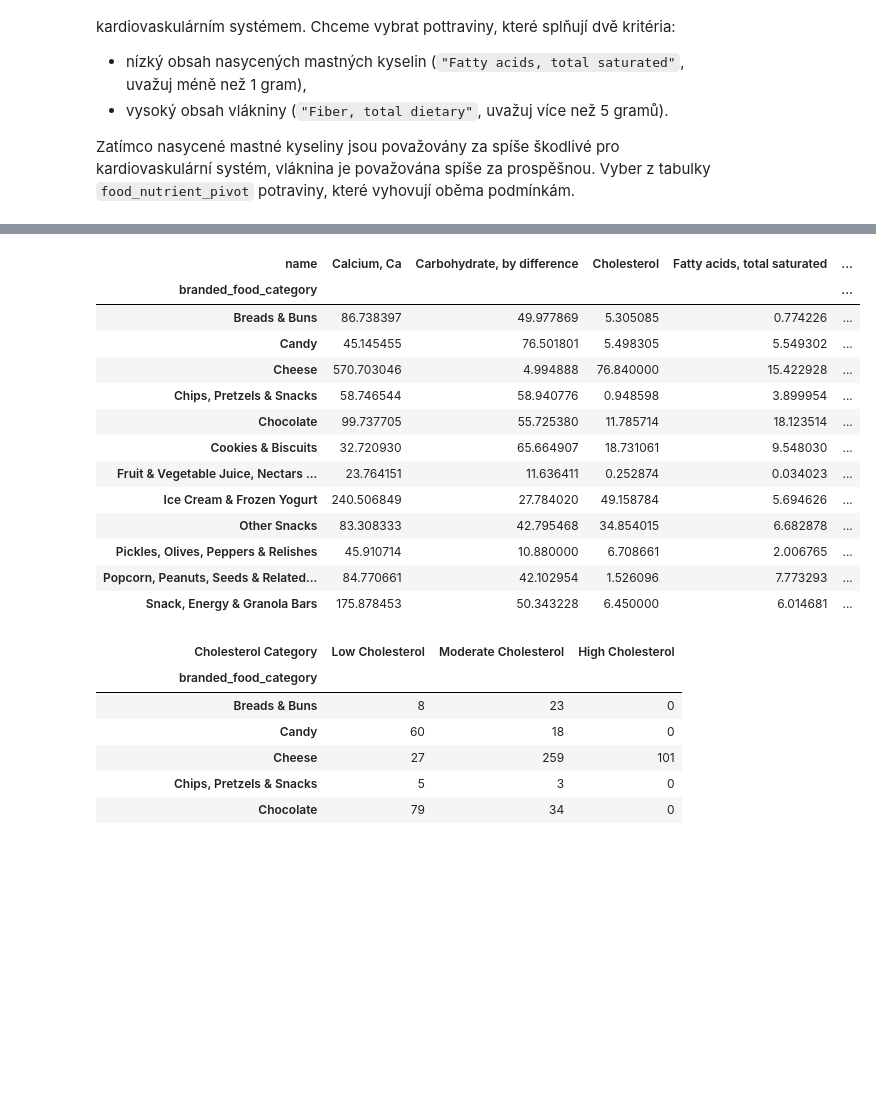
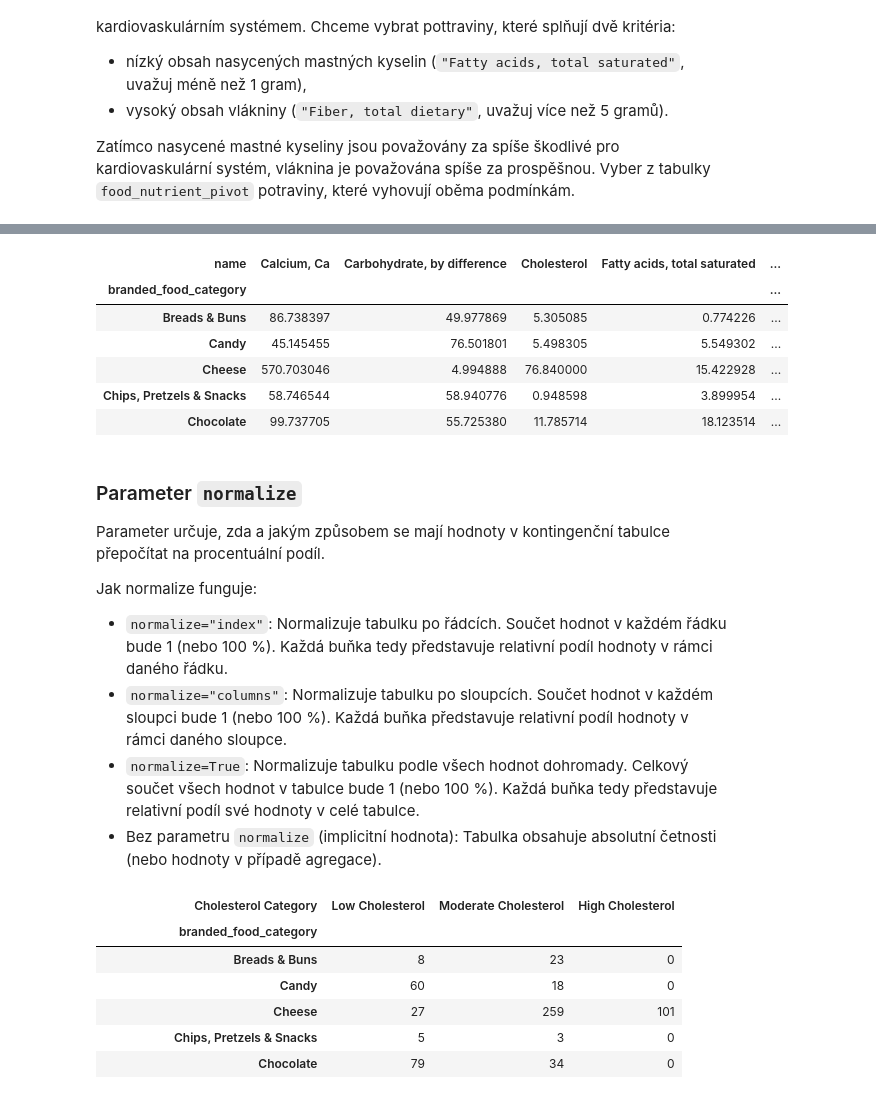
Before and after one commit to AnetaPopelova/czechitas-python-pro-datovou-analyzu-2024-09, a Jupyter notebook: notebooks/lekce-05/pivot.ipynb, the cells around one changed output, grey strips where cells are left out. Cells and saved outputs as stored; diff of their text form; code cells hidden in the pictures; blank space fills up the shorter version.

```diff
--- a/notebooks/lekce-05/pivot.ipynb
+++ b/notebooks/lekce-05/pivot.ipynb
@@ -8,21 +16,14 @@ import numpy as np
 import pandas as pd
 import seaborn as sns
 # %%
-# Z minule lekce
-url_food_sample_100 = "https://kodim.cz/cms/assets/czechitas/python-data-1/python-pro-data-1/nacteni-dat/nacteni-dat/food_sample_100.csv"
-url_food_other = "https://kodim.cz/cms/assets/czechitas/python-data-1/python-pro-data-1/spojovani/pokrocile-upravy/food_other.csv"
-url_food_nutrient = "https://kodim.cz/cms/assets/czechitas/python-data-1/python-pro-data-1/podmineny-vyber/podmineny-vyber/food_nutrient.csv"
-url_branded_food = "https://kodim.cz/cms/assets/czechitas/python-data-1/python-pro-data-1/spojovani/excs/znacky/branded_food.csv"
-
-food_sample_100 = pd.read_csv(url_food_sample_100)
-food_other = pd.read_csv(url_food_other)
-food_nutrient = pd.read_csv(url_food_nutrient)
-branded_food = pd.read_csv(url_branded_food)
+food_sample_100 = pd.read_csv("https://kodim.cz/cms/assets/czechitas/python-data-1/python-pro-data-1/nacteni-dat/nacteni-dat/food_sample_100.csv")
+food_other = pd.read_csv("https://kodim.cz/cms/assets/czechitas/python-data-1/python-pro-data-1/spojovani/pokrocile-upravy/food_other.csv")
+food_nutrient = pd.read_csv("https://kodim.cz/cms/assets/czechitas/python-data-1/python-pro-data-1/podmineny-vyber/podmineny-vyber/food_nutrient.csv")
+branded_food = pd.read_csv("https://kodim.cz/cms/assets/czechitas/python-data-1/python-pro-data-1/spojovani/excs/znacky/branded_food.csv")
 
 food = pd.concat([food_sample_100, food_other])
 food_brands = pd.merge(food, branded_food, on="fdc_id")
 
-# Definuje seznam klíčových živin, které chceme sledovat
 top_nutrient_list = [
     "Protein",
     "Sodium, Na",
@@ -36,7 +37,6 @@ top_nutrient_list = [
     "Iron, Fe",
 ]
 
-# Definuje seznam oblíbených kategorií potravin
 top_cat_list = [
     "Candy",
     "Popcorn, Peanuts, Seeds & Related Snacks",
@@ -54,5 +54,8 @@ top_cat_list = [
 food_merged = pd.merge(food, food_nutrient, on="fdc_id")
 food_merged = pd.merge(food_merged, branded_food, on="fdc_id")
 food_merged = food_merged[food_merged["name"].isin(top_nutrient_list)]
-food_merged = food_merged[food_merged["branded_food_category"].isin(
-    top_cat_list)]
+food_merged = food_merged[food_merged["branded_food_category"].isin(top_cat_list)]
+
+# Při přeskupování dat v tabulce se kombinace sloupců `index` a `columns` nesmí opakovat.
+# Duplikáty lze odstranit metodou `drop_duplicates()` s parametrem `subset` pro specifikaci sloupců.
+food_nutrient = food_nutrient.drop_duplicates(subset=["fdc_id", "name"])
@@ -227,30 +179,29 @@ pivot_table
 # %%
-# Vytvoří křížovou tabulku (crosstab) z 'food_merged'
-# 'branded_food_category' jsou řádky tabulky
-# 'name' jsou sloupce tabulky
-# 'amount' jsou hodnoty, které se agregují
-# np.mean je funkce pro výpočet průměru, která se použije jako agregátní funkce
 crosstab_table = pd.crosstab(
-    food_merged["branded_food_category"],
-    food_merged["name"],
-    values=food_merged["amount"],
-    aggfunc=np.mean
+    food_merged["branded_food_category"],  # řádky tabulky
+    food_merged["name"],  # sloupce tabulky
+    values=food_merged["amount"],  # hodnoty, které se agregují
+    aggfunc=np.mean  # funkce pro výpočet průměru
 )
 
-crosstab_table
+crosstab_table.head()
 # %% [output]
 | name | Calcium, Ca | Carbohydrate, by difference | Cholesterol | Fatty acids, total saturated | ... |
 | branded_food_category |  |  |  |  | ... |
 | Breads & Buns | 86.738397 | 49.977869 | 5.305085 | 0.774226 | ... |
 | Candy | 45.145455 | 76.501801 | 5.498305 | 5.549302 | ... |
 | Cheese | 570.703046 | 4.994888 | 76.840000 | 15.422928 | ... |
 | Chips, Pretzels & Snacks | 58.746544 | 58.940776 | 0.948598 | 3.899954 | ... |
 | Chocolate | 99.737705 | 55.725380 | 11.785714 | 18.123514 | ... |
-| Cookies & Biscuits | 32.720930 | 65.664907 | 18.731061 | 9.548030 | ... |
-| Fruit & Vegetable Juice, Nectars ... | 23.764151 | 11.636411 | 0.252874 | 0.034023 | ... |
-| Ice Cream & Frozen Yogurt | 240.506849 | 27.784020 | 49.158784 | 5.694626 | ... |
-| Other Snacks | 83.308333 | 42.795468 | 34.854015 | 6.682878 | ... |
-| Pickles, Olives, Peppers & Relishes | 45.910714 | 10.880000 | 6.708661 | 2.006765 | ... |
-| Popcorn, Peanuts, Seeds & Related... | 84.770661 | 42.102954 | 1.526096 | 7.773293 | ... |
-| Snack, Energy & Granola Bars | 175.878453 | 50.343228 | 6.450000 | 6.014681 | ... |
+# %% [markdown]
+### Parameter `normalize`
+
+Parameter určuje, zda a jakým způsobem se mají hodnoty v kontingenční tabulce přepočítat na procentuální podíl.
+
+Jak normalize funguje:
+
+- `normalize="index"`: Normalizuje tabulku po řádcích. Součet hodnot v každém řádku bude 1 (nebo 100 %). Každá buňka tedy představuje relativní podíl hodnoty v rámci daného řádku.
+- `normalize="columns"`: Normalizuje tabulku po sloupcích. Součet hodnot v každém sloupci bude 1 (nebo 100 %). Každá buňka představuje relativní podíl hodnoty v rámci daného sloupce.
+- `normalize=True`: Normalizuje tabulku podle všech hodnot dohromady. Celkový součet všech hodnot v tabulce bude 1 (nebo 100 %). Každá buňka tedy představuje relativní podíl své hodnoty v celé tabulce.
+- Bez parametru `normalize` (implicitní hodnota): Tabulka obsahuje absolutní četnosti (nebo hodnoty v případě agregace).
 # %%
```
Also changed, not shown: parts of 20 cells of this notebook.
